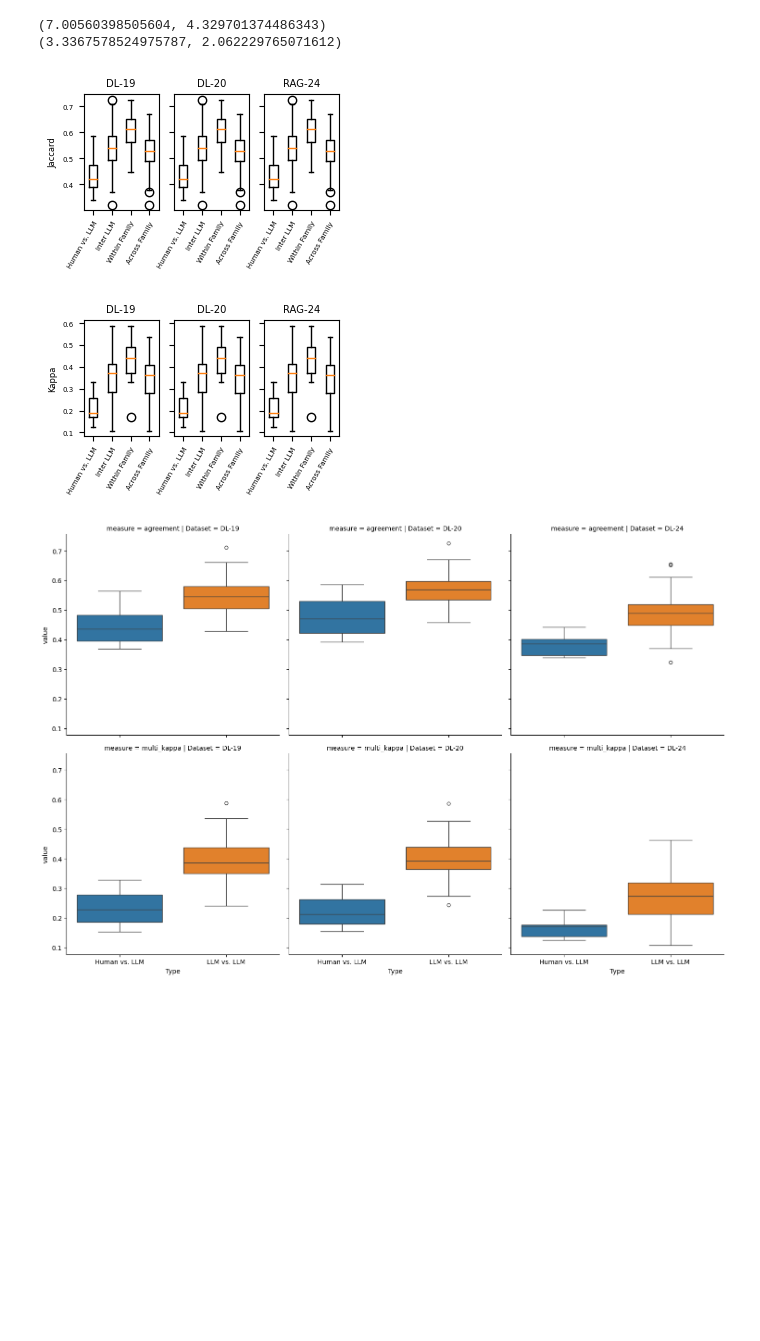
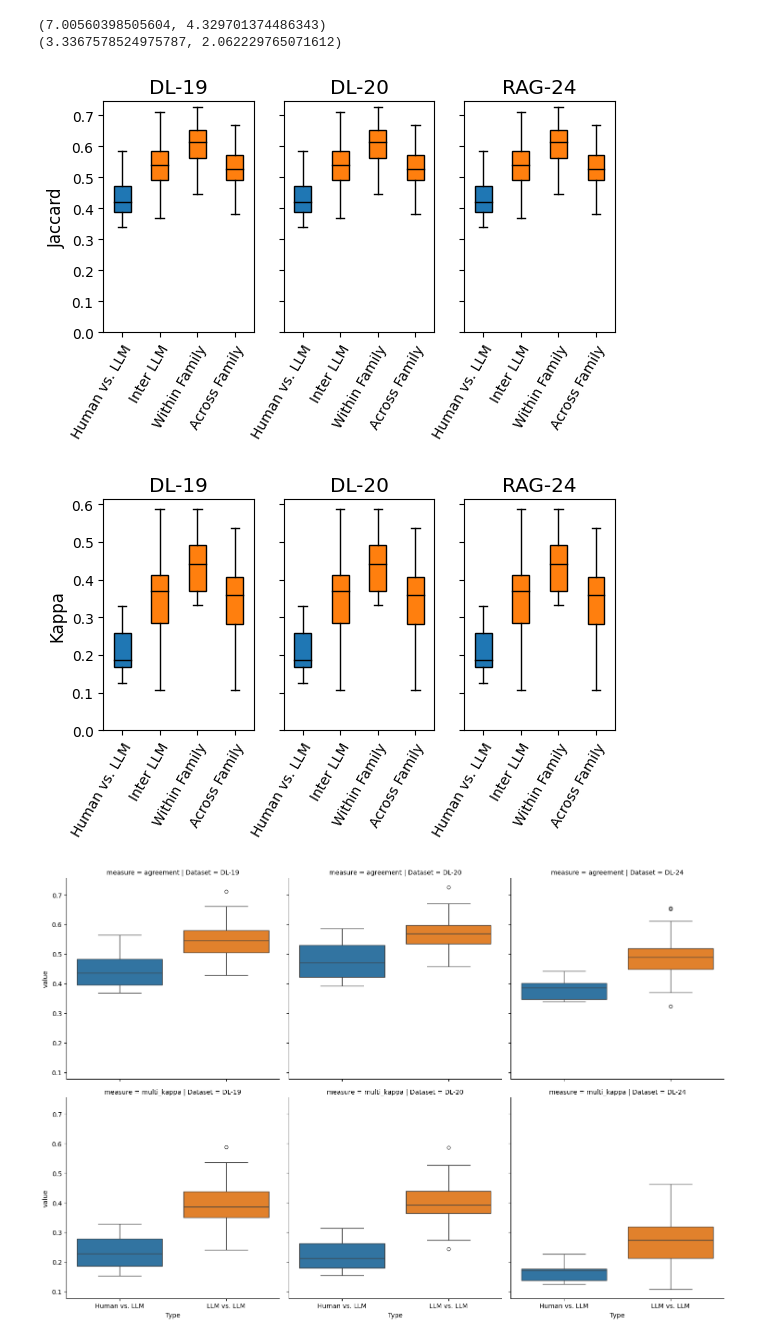
Before and after one commit to webis-de/sigir25-llm-inter-annotator-agreement, a Jupyter notebook: analysis/agreement-with-human-labels.ipynb, the cells around one changed output. Drawn from its saved outputs; the diff is of its cells as text; code cells hidden in the pictures; blank space fills up the shorter version.

```diff
--- a/analysis/agreement-with-human-labels.ipynb
+++ b/analysis/agreement-with-human-labels.ipynb
@@ -245,38 +245,43 @@ tex_fonts = {
     "text.usetex": False,
     "font.family": "sans",
     # Use 10pt font in plots, to match 10pt font in document
-    "axes.labelsize": 6,
-    "font.size": 6,
+    "axes.labelsize": 12,
+    "font.size": 12,
     # Make the legend/label fonts a little smaller
-    "legend.fontsize": 5,
-    "xtick.labelsize": 5,
-    "ytick.labelsize": 5
+    "legend.fontsize": 10,
+    "xtick.labelsize": 10,
+    "ytick.labelsize": 10
 }
 
 plt.rcParams.update(tex_fonts)
 # %%
 filters = {
     "Human vs. LLM": df["model_a"] == "Official",
     "Inter LLM": df["model_a"] != "Official",
     "Within Family": (df["model_a"] != "Official") & (df["same_family"]),
     "Across Family": (df["model_a"] != "Official") & (~df["same_family"]),
 }
 measure = "jaccard"
 datasets = ["dl-19", "dl-20", "rag-24"]
+colors = [u'#1f77b4', u'#ff7f0e']
 for measure in ["jaccard", "kappa"]:
-    fig, axs = plt.subplots(1, len(datasets), figsize=(3.3, 1.5), sharey=True)
+    fig, axs = plt.subplots(1, len(datasets), figsize=(3.3 * 2, 1.5 * 2), sharey=True)
     for idx, (dataset, ax) in enumerate(zip(datasets, axs)):
         if idx == 0:
             ax.set_ylabel(measure.capitalize())
+
         data = [df.loc[f & (df["measure"] == measure), "value"] for f in filters.values()]
-        ax.boxplot(data)
+        bplot = ax.boxplot(data, showfliers=False, patch_artist=True, medianprops=dict(color="black"))
+        for b_idx, patch in enumerate(bplot["boxes"]):
+            patch.set_facecolor(colors[min(b_idx, 1)])
         ax.set_title(dataset.upper())
         ax.set_xticklabels(filters.keys(), rotation=60, ha="right", rotation_mode="anchor")
+        ax.set_ylim(0, None)
     # fig.set_tight_layout()
     fig.savefig(f"{measure}-boxplot.pdf", bbox_inches="tight")
 # %% [output]
-[figure, old version]
+[figure, new version]
-[figure, old version]
+[figure, new version]
 # %%
 def agreement_stats(df, v, dataset):
     ret = []
```
